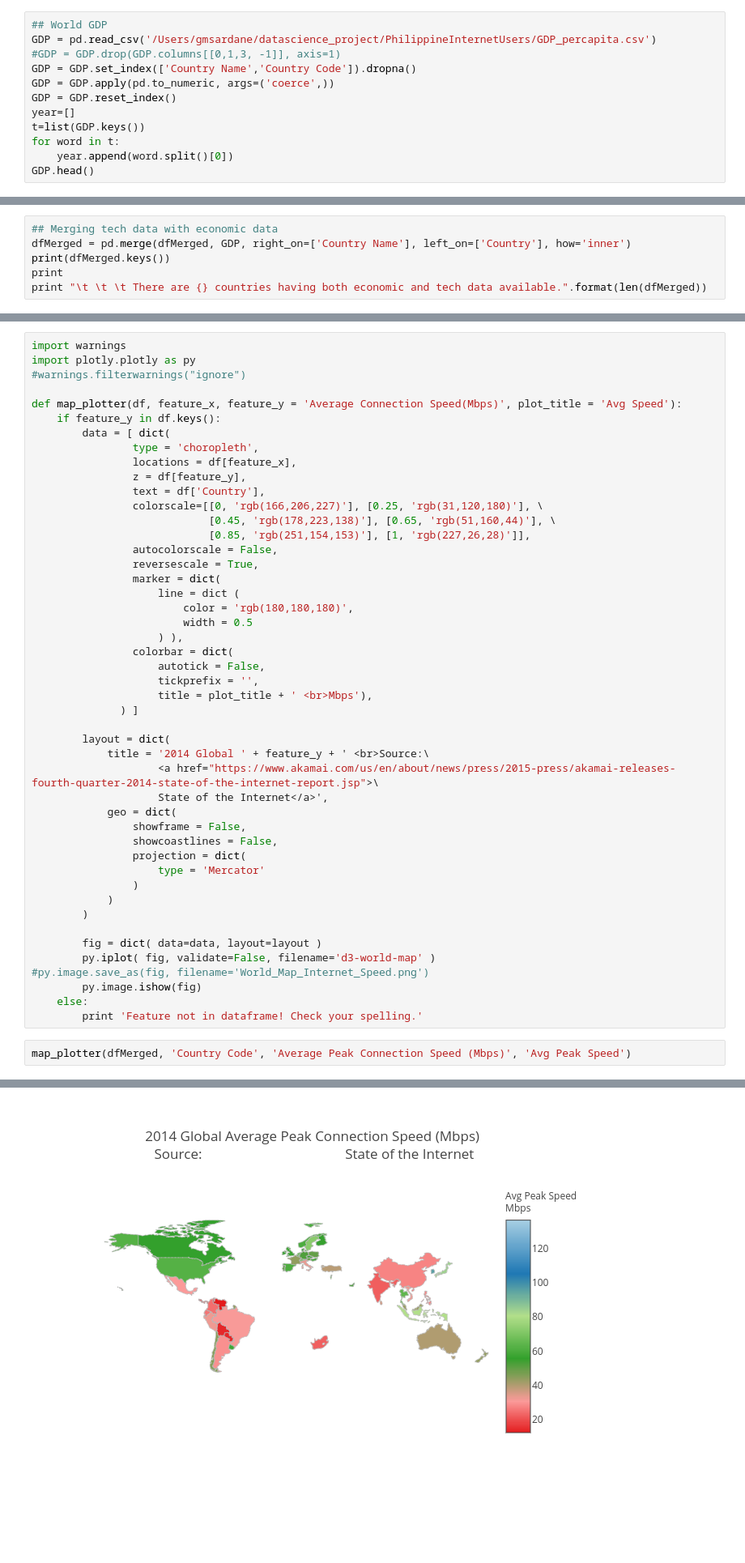
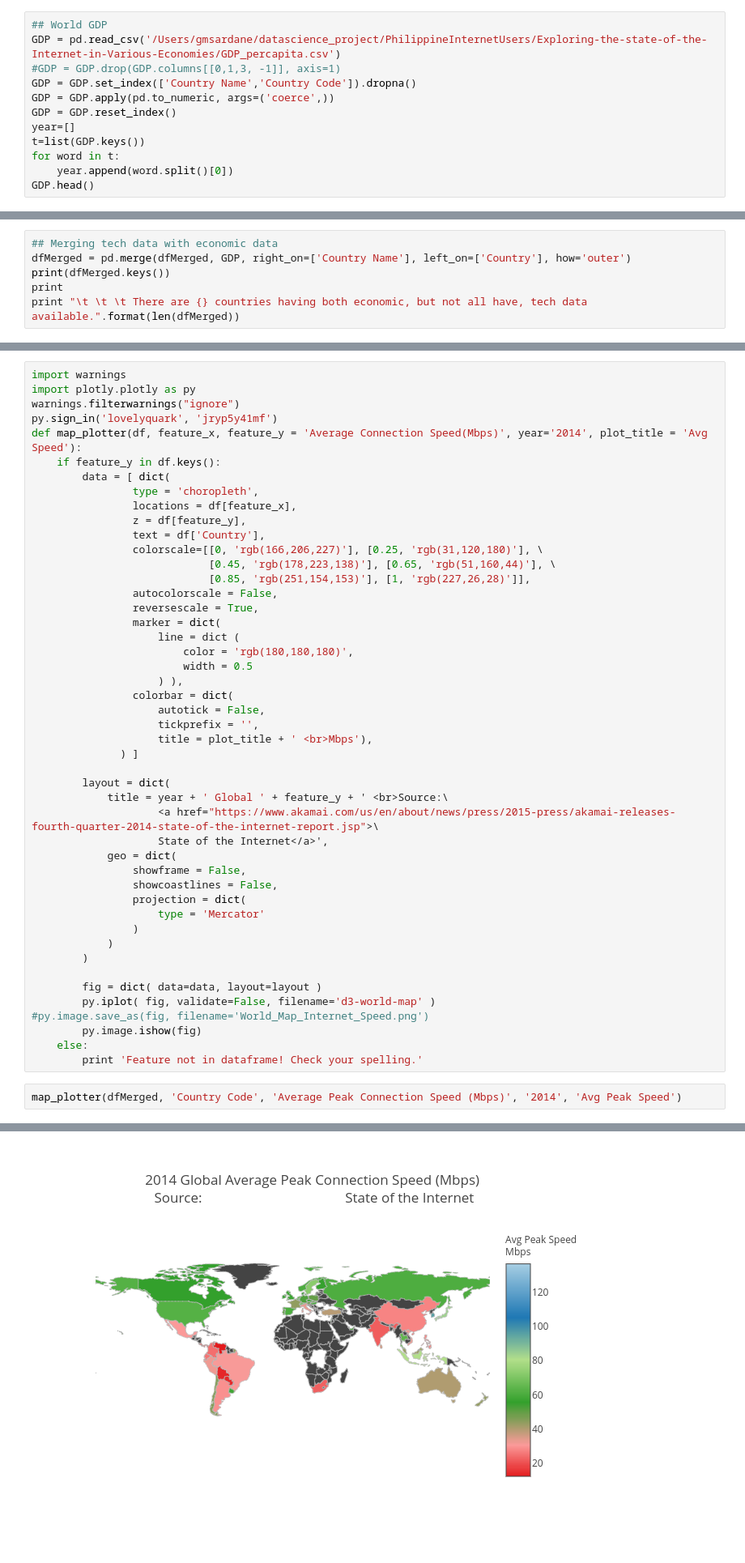
Before and after one commit to gmsardane/Exploring-the-state-of-the-Internet-in-Various-Economies, a Jupyter notebook: Status_of_the_Internet_in_the_World.ipynb, the cells around one changed output, grey strips where cells are left out. Shown: that part at 81% size. Drawn from its saved outputs; the diff is of its cells as text; blank space fills up the shorter version.

Commit message:
Fixed bug in GDP country names. Updated with Q1 2016 data from Akamai.

```diff
--- a/Status_of_the_Internet_in_the_World.ipynb
+++ b/Status_of_the_Internet_in_the_World.ipynb
@@ -47,7 +47,7 @@ HTML('<style>{}</style>'.format(css));
 ### <center> 2. Load in GDP per capita data. </center> </font>
 # %%
 ## World GDP
-GDP = pd.read_csv('/Users/gmsardane/datascience_project/PhilippineInternetUsers/GDP_percapita.csv')
+GDP = pd.read_csv('/Users/gmsardane/datascience_project/PhilippineInternetUsers/Exploring-the-state-of-the-Internet-in-Various-Economies/GDP_percapita.csv')
 #GDP = GDP.drop(GDP.columns[[0,1,3, -1]], axis=1)
 GDP = GDP.set_index(['Country Name','Country Code']).dropna()
 GDP = GDP.apply(pd.to_numeric, args=('coerce',))
@@ -125,10 +125,10 @@ Index([u'Country', u'Users', u'Penetration_percent', u'Population',
       dtype='object')
 # %%
 ## Merging tech data with economic data
-dfMerged = pd.merge(dfMerged, GDP, right_on=['Country Name'], left_on=['Country'], how='inner')
+dfMerged = pd.merge(dfMerged, GDP, right_on=['Country Name'], left_on=['Country'], how='outer')
 print(dfMerged.keys())
 print
-print "\t \t \t There are {} countries having both economic and tech data available.".format(len(dfMerged))
+print "\t \t \t There are {} countries having both economic, but not all have, tech data available.".format(len(dfMerged))
 # %% [output]
 Index([u'Country', u'Users', u'Penetration_percent', u'Population',
        u'Non-Users', u'Change_from_prev_yr_percent',
@@ -212,9 +233,9 @@ Kurtosis:              3.041         Condition No.:            42
 # %%
 import warnings
 import plotly.plotly as py
-#warnings.filterwarnings("ignore")
-
-def map_plotter(df, feature_x, feature_y = 'Average Connection Speed(Mbps)', plot_title = 'Avg Speed'):
+warnings.filterwarnings("ignore")
+py.sign_in('lovelyquark', 'jryp5y41mf')
+def map_plotter(df, feature_x, feature_y = 'Average Connection Speed(Mbps)', year='2014', plot_title = 'Avg Speed'):
     if feature_y in df.keys():
         data = [ dict(
                 type = 'choropleth',
@@ -238,7 +259,7 @@ def map_plotter(df, feature_x, feature_y = 'Average Connection Speed(Mbps)', plo
               ) ]
 
         layout = dict(
-            title = '2014 Global ' + feature_y + ' <br>Source:\
+            title = year + ' Global ' + feature_y + ' <br>Source:\
                     <a href="https://www.akamai.com/us/en/about/news/press/2015-press/akamai-releases-fourth-quarter-2014-state-of-the-internet-report.jsp">\
                     State of the Internet</a>',
             geo = dict(
@@ -257,5 +278,5 @@ def map_plotter(df, feature_x, feature_y = 'Average Connection Speed(Mbps)', plo
     else:
         print 'Feature not in dataframe! Check your spelling.'
 # %%
-map_plotter(dfMerged, 'Country Code', 'Average Peak Connection Speed (Mbps)', 'Avg Peak Speed')
+map_plotter(dfMerged, 'Country Code', 'Average Peak Connection Speed (Mbps)', '2014', 'Avg Peak Speed')
 # %% [output]
@@ -262,4 +284,4 @@ map_plotter(dfMerged, 'Country Code', 'Average Peak Connection Speed (Mbps)', 'A
-[figure, old version]
+[figure, new version]
 # %%
 map_plotter(dfMerged, 'Country Code', 'Average Connection Speed(Mbps)', 'Avg Speed')
 # %% [output]
```
Also changed, not shown: parts of 11 cells of this notebook, 2 other files.
